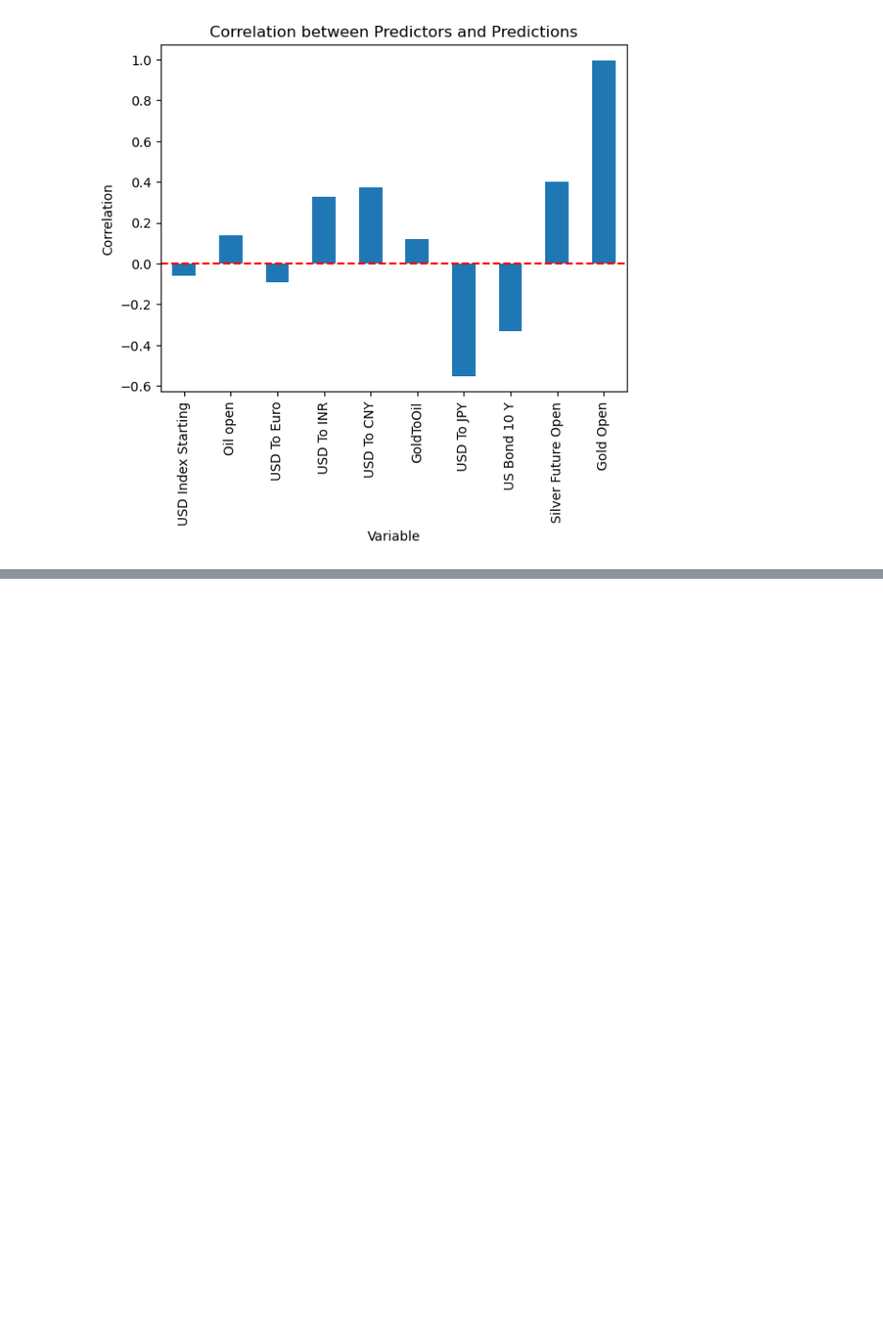
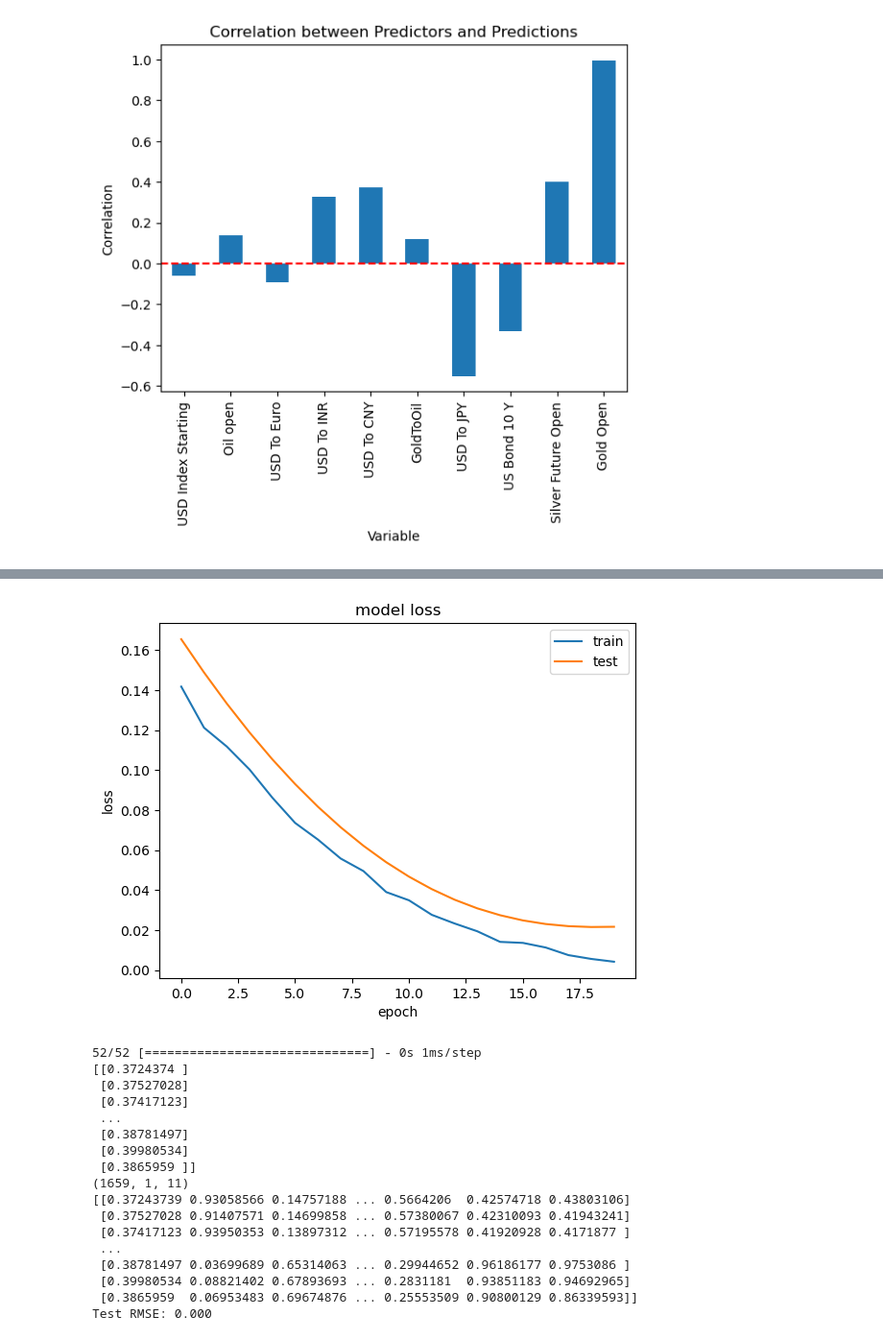
Before and after one commit to abubakar20-02/GoldFolio, a Jupyter notebook: Untitled.ipynb, the cells around one changed output, grey strips where cells are left out. Shown: that part at 96% size. Drawn from its saved outputs; the diff is of its cells as text; code cells hidden in the pictures; blank space fills up the shorter version.

Commit message:
generating an overfitted graph.

```diff
--- a/Untitled.ipynb
+++ b/Untitled.ipynb
@@ -203,0 +241,6 @@ NameError: name 'scaled' is not defined
+# %%
+a= pd.concat([Predictors,Predictions],axis=1)
+reframed = series_to_supervised(a, 1, 1)
+# drop columns we don't want to predict
+reframed.drop(reframed.columns[[11,12,13,14,15,16,17,18,19,20]], axis=1, inplace=True)
+print(reframed.head)
@@ -203,0 +283,14 @@ NameError: name 'scaled' is not defined
+# %%
+model = Sequential()
+print(f"shape {train_X.shape[1]},{train_X.shape[2]}")
+model.add(LSTM(100, input_shape=(train_X.shape[1], train_X.shape[2])))
+model.add(Dropout(0.2))
+#    model.add(LSTM(70))
+#    model.add(Dropout(0.3))
+model.add(Dense(1))
+model.compile(loss='mean_squared_error', optimizer='adam')
+
+
+
+# fit network
+history = model.fit(train_X, train_y, epochs=20, batch_size=70, validation_data=(test_X, test_y), verbose=2, shuffle=False)
@@ -203,0 +315,47 @@ NameError: name 'scaled' is not defined
+# %%
+# summarize history for loss
+plt.plot(history.history['loss'])
+plt.plot(history.history['val_loss'])
+plt.title('model loss')
+plt.ylabel('loss')
+plt.xlabel('epoch')
+plt.legend(['train', 'test'], loc='upper right')
+plt.show()
+
+# make a prediction
+yhat = model.predict(test_X)
+print(yhat)
+print(test_X.shape)
+test_X = test_X.reshape((test_X.shape[0], 11))
+# invert scaling for forecast
+inv_yhat = np.concatenate((yhat, test_X[:, -10:]), axis=1)
+print(inv_yhat)
+inv_yhat = scaler.inverse_transform(inv_yhat)
+inv_yhat = inv_yhat[:,0]
+# invert scaling for actual
+test_y = test_y.reshape((len(test_y), 1))
+inv_y = np.concatenate((yhat, test_X[:, -10:]), axis=1)
+inv_y = scaler.inverse_transform(inv_y)
+inv_y = inv_y[:,0]
+# calculate RMSE
+rmse = np.sqrt(mean_squared_error(inv_y, inv_yhat))
+print('Test RMSE: %.3f' % rmse)
+# %% [output]
+[figure, added]
+52/52 [==============================] - 0s 1ms/step
+[[0.3724374 ]
+ [0.37527028]
+ [0.37417123]
+ ...
+ [0.38781497]
+ [0.39980534]
+ [0.3865959 ]]
+(1659, 1, 11)
+[[0.37243739 0.93058566 0.14757188 ... 0.5664206  0.42574718 0.43803106]
+ [0.37527028 0.91407571 0.14699858 ... 0.57380067 0.42310093 0.41943241]
+ [0.37417123 0.93950353 0.13897312 ... 0.57195578 0.41920928 0.4171877 ]
+ ...
+ [0.38781497 0.03699689 0.65314063 ... 0.29944652 0.96186177 0.9753086 ]
+ [0.39980534 0.08821402 0.67893693 ... 0.2831181  0.93851183 0.94692965]
+ [0.3865959  0.06953483 0.69674876 ... 0.25553509 0.90800129 0.86339593]]
+Test RMSE: 0.000
```
Also changed, not shown: parts of 13 cells of this notebook.
